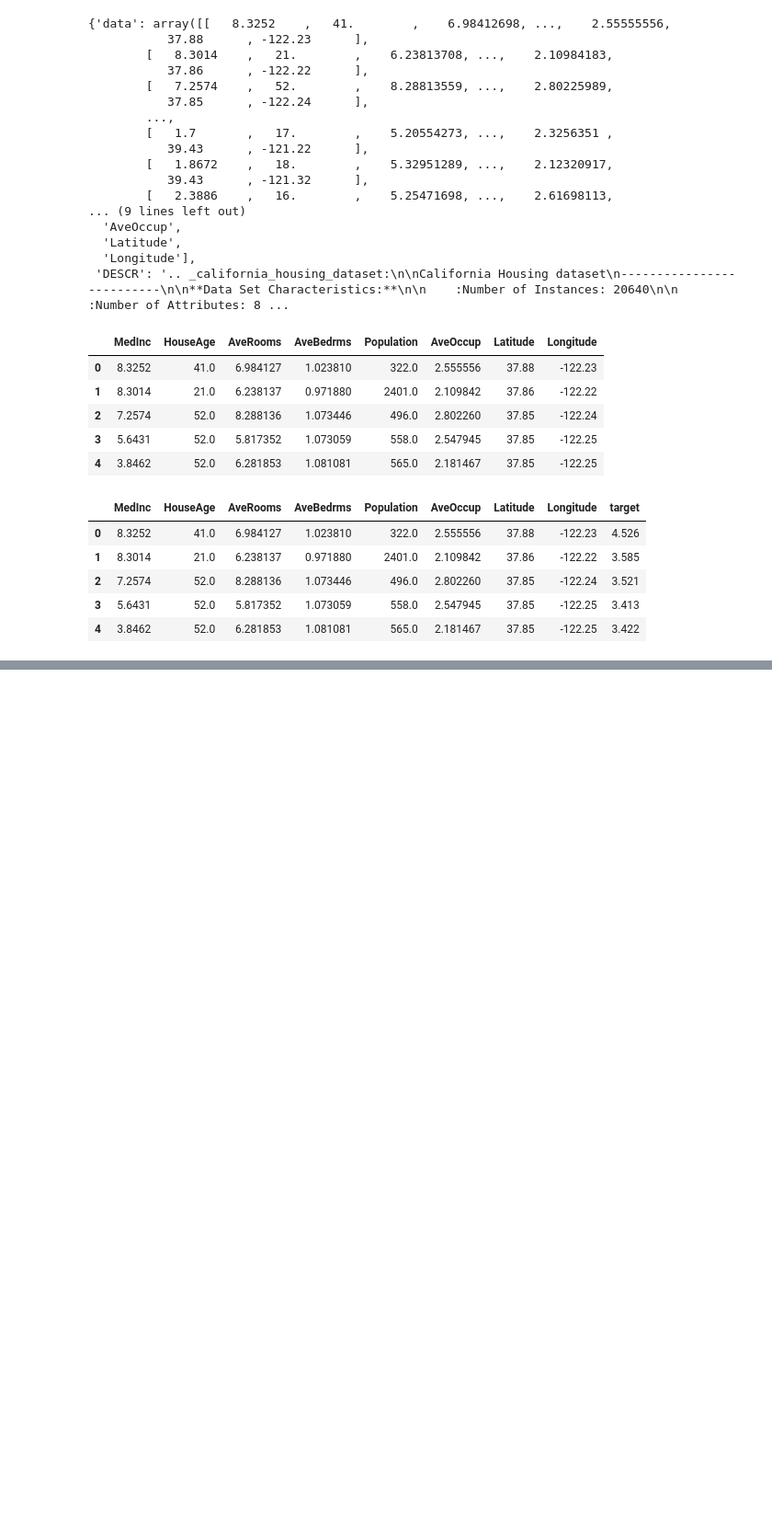
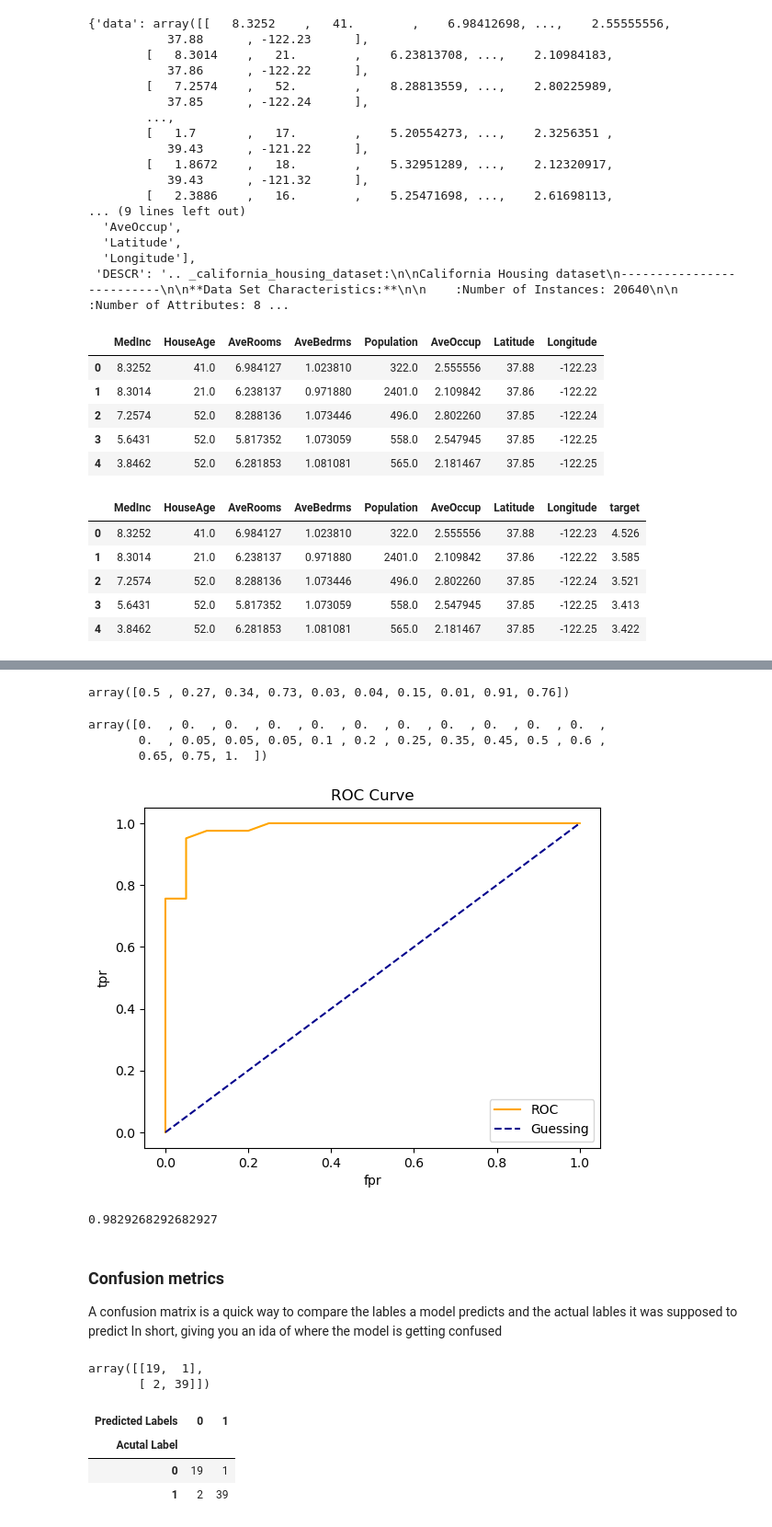
Before and after one commit to codekalimi/google-colab, a Jupyter notebook: evaluating-a-model-techniques.ipynb, the cells around one changed output, grey strips where cells are left out. Shown: that part at 92% size. Drawn from its saved outputs; the diff is of its cells as text; code cells hidden in the pictures; blank space fills up the shorter version.

Commit message:
Kaggle Notebook | Evaluating a model techniques | Version 4

```diff
--- a/evaluating-a-model-techniques.ipynb
+++ b/evaluating-a-model-techniques.ipynb
@@ -148,0 +151,10 @@ rfr.score(X_test,y_test)
+# %%
+from sklearn.model_selection import cross_val_score
+
+# we'll use classification problem
+X = heart_diseas_df.drop("target", axis=1)
+y = heart_diseas_df["target"]
+X_train, X_test, y_train, y_test = train_test_split(X, y, test_size=0.2)
+rfc = RandomForestClassifier()
+rfc.fit(X_train, y_train)
+cross_val_score(rfc, X, y)
@@ -148,0 +194,6 @@ rfr.score(X_test,y_test)
+# %%
+from sklearn.metrics import roc_curve
+
+# meke prediction with probabilites
+y_probs = rfc.predict_proba(X_test)
+y_probs[:10]
@@ -148,0 +211,36 @@ rfr.score(X_test,y_test)
+# %%
+y_probs_positive = y_probs[:,1]
+y_probs_positive[:10]
+# %% [output]
+array([0.5 , 0.27, 0.34, 0.73, 0.03, 0.04, 0.15, 0.01, 0.91, 0.76])
+# %%
+# now calculte false positive rate(fpr), true positive rate(tpr) and threshold
+fpr, tpr, thresholds = roc_curve(y_test, y_probs_positive)
+
+# check the false poitive rate
+fpr
+# %% [output]
+array([0.  , 0.  , 0.  , 0.  , 0.  , 0.  , 0.  , 0.  , 0.  , 0.  , 0.  ,
+       0.  , 0.05, 0.05, 0.05, 0.1 , 0.2 , 0.25, 0.35, 0.45, 0.5 , 0.6 ,
+       0.65, 0.75, 1.  ])
+# %%
+# create a function for ploting ROC curves
+import matplotlib.pyplot as plt
+
+def plot_roc_curve(fpr, tpr):
+    """
+    Plots a ROC curve given the fpr and tpr of a model
+    """
+    # plot roc curve
+    plt.plot(fpr, tpr, color="orange", label="ROC")
+    plt.plot([0,1], [0,1], color="darkblue", linestyle="--", label="Guessing")
+
+    plt.xlabel("fpr")
+    plt.ylabel("tpr")
+    plt.title("ROC Curve")
+    plt.legend()
+    plt.show()
+
+plot_roc_curve(fpr, tpr)
+# %% [output]
+[figure, added]
@@ -148,0 +249,24 @@ rfr.score(X_test,y_test)
+# %%
+roc_auc_score(y_test, y_probs_positive)
+# %% [output]
+0.9829268292682927
+# %% [markdown]
+### Confusion metrics
+A confusion matrix is a quick way to compare the lables a model predicts and the actual lables it was supposed to predict
+In short, giving you an ida of where the model is getting confused
+# %%
+# take true labels and prediction
+from sklearn.metrics import confusion_matrix
+y_preds = rfc.predict(X_test)
+confusion_matrix(y_test, y_preds)
+# %% [output]
+array([[19,  1],
+       [ 2, 39]])
+# %%
+# visualize confusion matrix with crosstab(compare two different things)
+pd.crosstab(y_test, y_preds, rownames=["Acutal Label"], colnames=["Predicted Labels"])
+# %% [output]
+| Predicted Labels | 0 | 1 |
+| Acutal Label |  |  |
+| 0 | 19 | 1 |
+| 1 | 2 | 39 |
```
Also changed, not shown: parts of 52 cells of this notebook.
